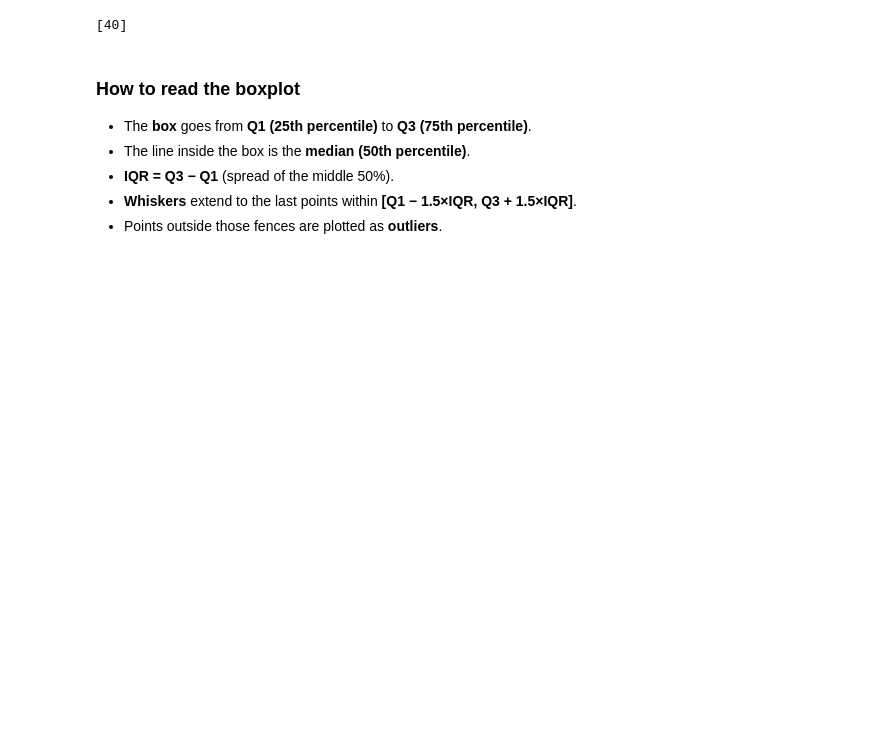
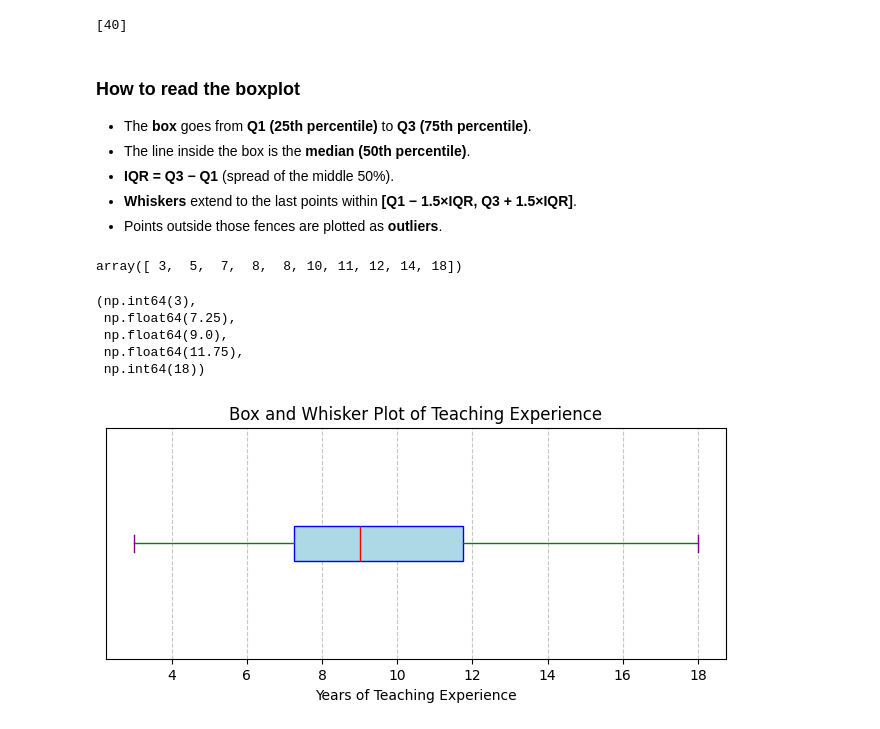
Before and after one commit to mohit716/airbnb-nyc-pandas, a Jupyter notebook: airbnb-nyc-pandas.ipynb, the cells around one changed output. Saved outputs shown, nothing was run; the diff lists cells and outputs as text; code cells hidden in the pictures; blank space fills up the shorter version.

Commit message:
Add: another eg for understanding boxplot

```diff
--- a/airbnb-nyc-pandas.ipynb
+++ b/airbnb-nyc-pandas.ipynb
@@ -1907,0 +1915,45 @@ outliers
+# %%
+# Years of teaching experience (10 teachers)
+data = np.array([3, 5, 7, 8, 8, 10, 11, 12, 14, 18])
+
+# Quick sanity check
+data
+# %% [output]
+array([ 3,  5,  7,  8,  8, 10, 11, 12, 14, 18])
+# %%
+# key statistics
+minimum = np.min(data)
+q1 = np.percentile(data, 25)
+median = np.median(data)
+q3 = np.percentile(data, 75)
+maximum = np.max(data)
+
+minimum, q1, median, q3, maximum
+# %% [output]
+(np.int64(3),
+ np.float64(7.25),
+ np.float64(9.0),
+ np.float64(11.75),
+ np.int64(18))
+# %%
+# boxplot
+plt.figure(figsize=(8, 3))
+
+plt.boxplot(
+    data,
+    vert=False,
+    patch_artist=True,
+    boxprops=dict(facecolor='lightblue', color='blue'),
+    medianprops=dict(color='red'),
+    whiskerprops=dict(color='green'),
+    capprops=dict(color='purple')
+)
+
+plt.title("Box and Whisker Plot of Teaching Experience")
+plt.xlabel("Years of Teaching Experience")
+plt.yticks([])
+plt.grid(axis='x', linestyle='--', alpha=0.7)
+
+plt.show()
+# %% [output]
+[figure, added]
```
Also changed, not shown: parts of 5 cells of this notebook.
